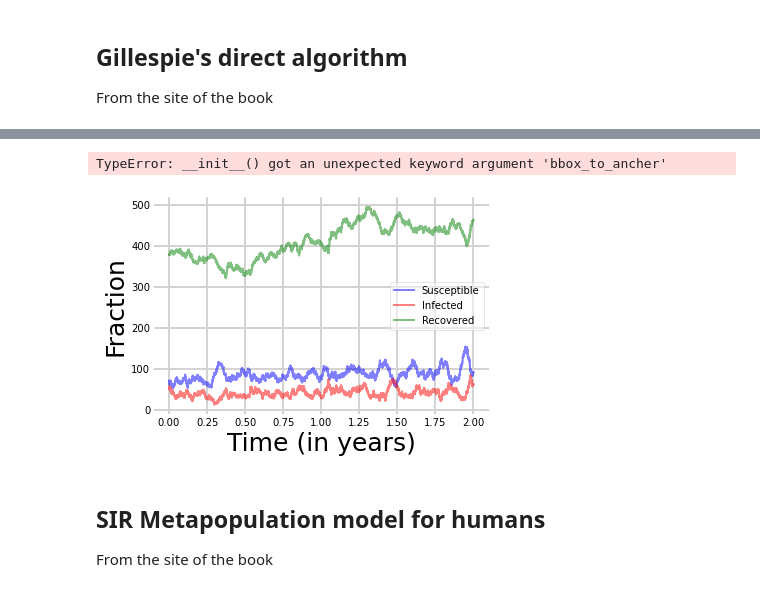
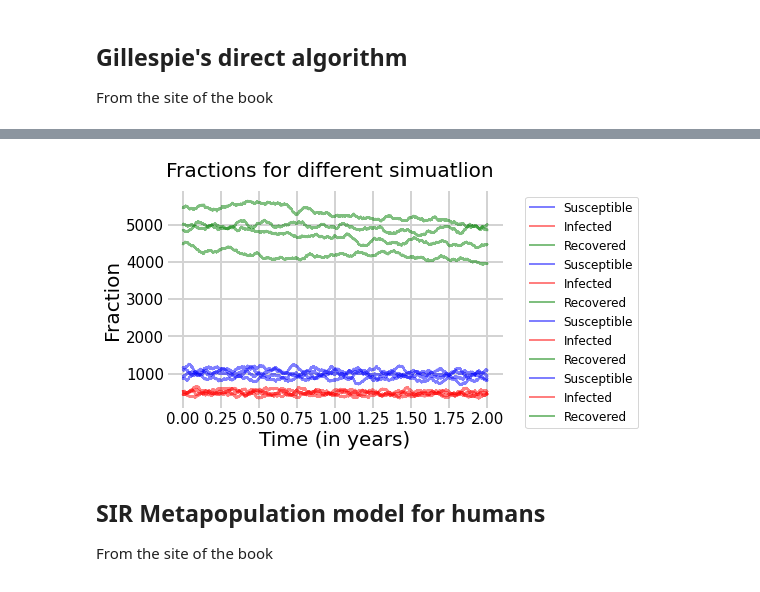
Before and after one commit to Florisdv5/Introcomp_assign2, a Jupyter notebook: Introcomp_assign2.ipynb, the cells around one changed output, grey strips where cells are left out. Drawn from its saved outputs; the diff is of its cells as text; code cells hidden in the pictures.

```diff
--- a/Introcomp_assign2.ipynb
+++ b/Introcomp_assign2.ipynb
@@ -130,25 +154,39 @@ pl.show()
 # %%
 fig = plt.figure()
 ax = fig.add_subplot(111, axisbelow=True)
-ax.plot(tT, tS, 'b', alpha=0.5, lw=2, label='Susceptible')
-ax.plot(tT, tI, 'r', alpha=0.5, lw=2, label='Infected')
-ax.plot(tT, tR, 'g', alpha=0.5, lw=2, label='Recovered')
-ax.set_xlabel('Time (in years)', size = 25)
-ax.set_ylabel('Fraction', size = 25)
+
+for i in range (4):
+    [T,S,I,R]=Stoch_Iteration(INPUT)
+
+    tT=np.array(T)[1:,]/365.
+    tS=np.array(S)[1:,]
+    tI=np.array(I)[1:,]
+    tR=np.array(R)[1:,]
+
+    ax.plot(tT, tS, 'b', alpha=0.5, lw=2, label='Susceptible')
+    ax.plot(tT, tI, 'r', alpha=0.5, lw=2, label='Infected')
+    ax.plot(tT, tR, 'g', alpha=0.5, lw=2, label='Recovered')
+
+ax.set_xlabel('Time (in years)', size = 20)
+ax.set_ylabel('Fraction', size = 20)
 # ax.set_ylim(0,2)
 # ax.set_xlim(0,2)
 ax.yaxis.set_tick_params(length=0)
 ax.xaxis.set_tick_params(length=0)
+for tick in ax.xaxis.get_major_ticks():
+    tick.label.set_fontsize(15)
+for tick in ax.yaxis.get_major_ticks():
+    tick.label.set_fontsize(15)
 ax.grid(b=True, which='major', c='lightgray', lw=2, ls='-')
 legend = ax.legend()
 legend.get_frame().set_alpha(0.5)
+fig.suptitle('Fractions for different simuatlion', fontsize=20)
 for spine in ('top', 'right', 'bottom', 'left'):
     ax.spines[spine].set_visible(False)
-plt.legend(fontsize="large")
+plt.legend(fontsize="large", bbox_to_anchor = (1.05,1))
 plt.show()
 # %% [output]
-TypeError: __init__() got an unexpected keyword argument 'bbox_to_ancher'
-[figure, old version]
+[figure, new version]
 # %% [markdown]
 ## SIR Metapopulation model for humans
 From the site of the book
```
Also changed, not shown: parts of 1 cell of this notebook.
